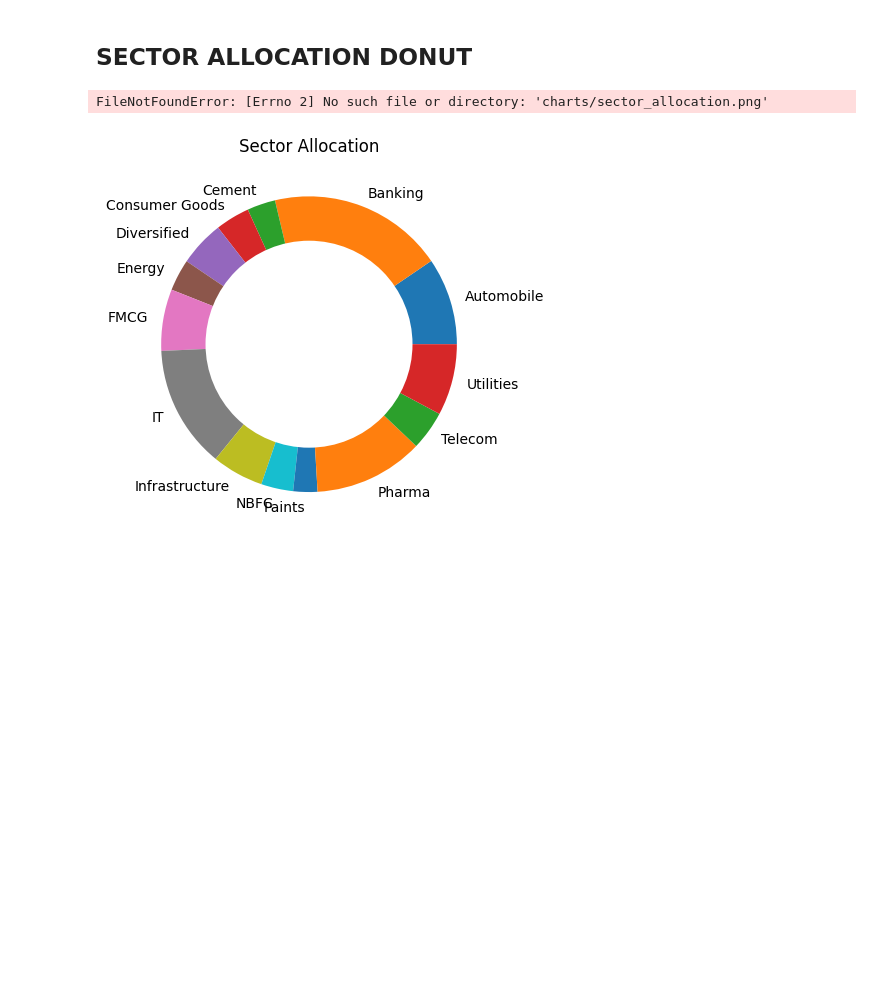
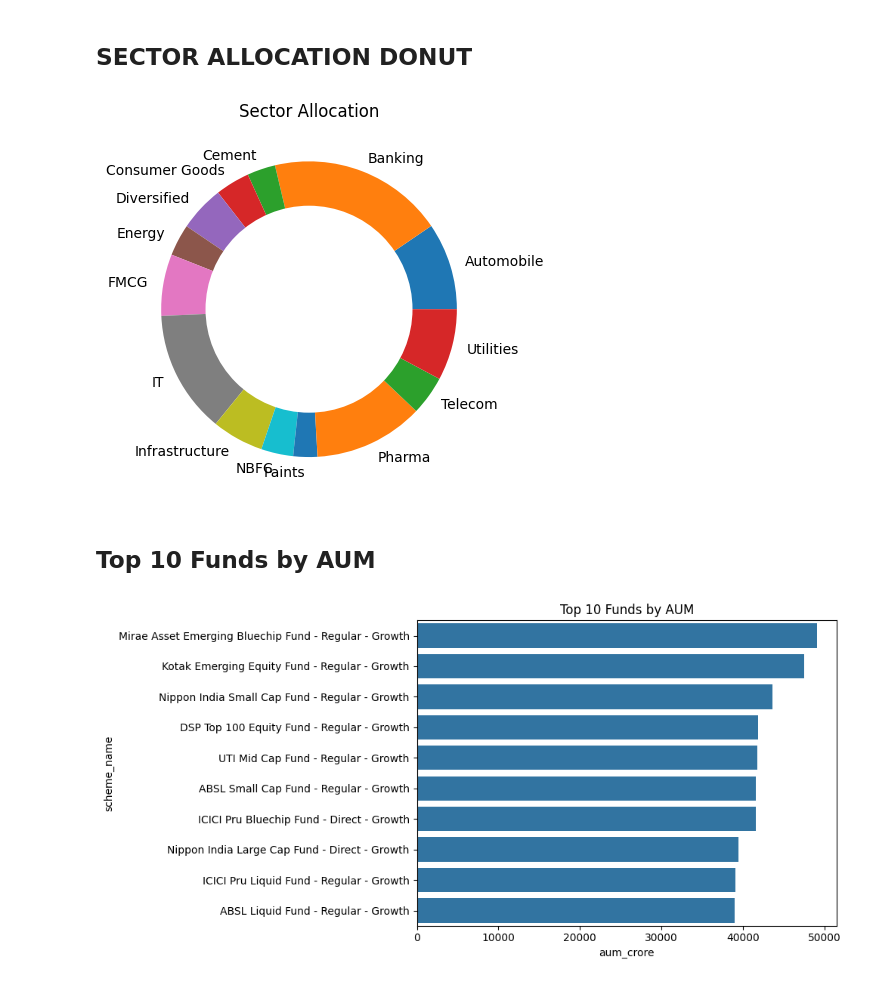
Before and after one commit to vani-arya/bluestock-mf-capstone, a Jupyter notebook: notebooks/EDA_Analysis.ipynb, the cells around one changed output. Cells and saved outputs as stored; diff of their text form; code cells hidden in the pictures; blank space fills up the shorter version.

```diff
--- a/notebooks/EDA_Analysis.ipynb
+++ b/notebooks/EDA_Analysis.ipynb
@@ -310,10 +315,26 @@ plt.title(
 )
 
 plt.savefig(
-    "charts/sector_allocation.png"
+    "../charts/sector_allocation.png"
 )
 
 plt.show()
 # %% [output]
-FileNotFoundError: [Errno 2] No such file or directory: 'charts/sector_allocation.png'
 [figure]
+# %% [markdown]
+## Top 10 Funds by AUM
+# %%
+top_aum = performance.nlargest(10, "aum_crore")
+
+plt.figure(figsize=(10,5))
+sns.barplot(
+    data=top_aum,
+    x="aum_crore",
+    y="scheme_name"
+)
+plt.title("Top 10 Funds by AUM")
+plt.tight_layout()
+plt.savefig("../charts/top10_funds_aum.png")
+plt.show()
+# %% [output]
+[figure, added]
```
Also changed, not shown: parts of 17 cells of this notebook, 16 other files.
